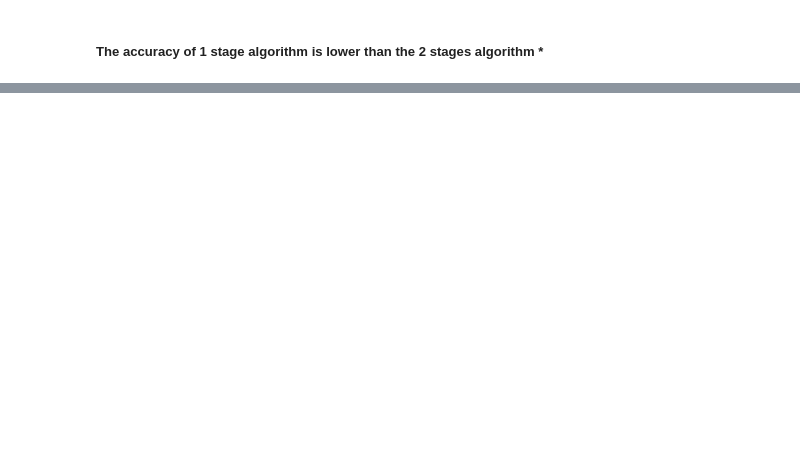
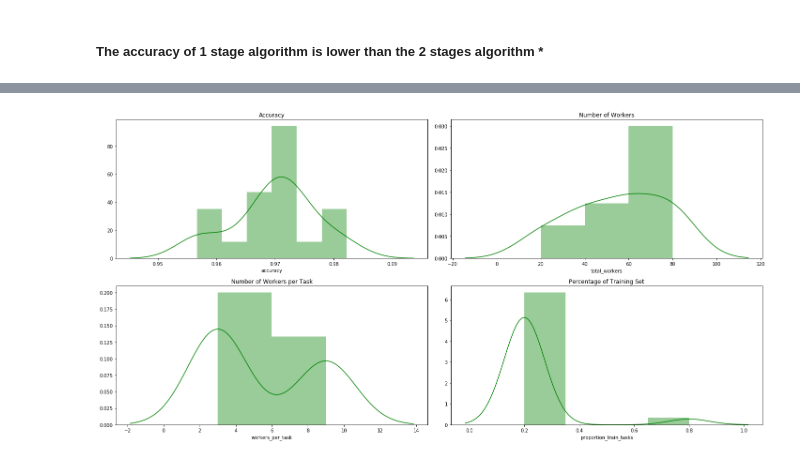
Before and after one commit to MaastrichtU-IDS/crowdsourcing-experiments, a Jupyter notebook: notebooks/Testing Method.ipynb, the cells around one changed output, grey strips where cells are left out. Saved outputs shown, nothing was run; the diff lists cells and outputs as text; code cells hidden in the pictures; blank space fills up the shorter version.

```diff
--- a/notebooks/Testing Method.ipynb
+++ b/notebooks/Testing Method.ipynb
@@ -384,0 +270,20 @@ sns.kdeplot(top['alpha'])
+# %%
+top_scenarios = simulations[simulations['accuracy'] >= simulations.quantile(.8)['accuracy']]
+# %%
+plt.figure(figsize=[20, 10])
+plt.subplot(2,2,1)
+sns.distplot(top_scenarios['accuracy'], color="g")
+plt.title('Accuracy')
+plt.subplot(2,2,2)
+sns.distplot(top_scenarios['total_workers'], color="g")
+plt.title('Number of Workers')
+plt.subplot(2,2,3)
+sns.distplot(top_scenarios['workers_per_task'], color="g")
+plt.title('Number of Workers per Task')
+plt.subplot(2,2,4)
+sns.distplot(top_scenarios['proportion_train_tasks'], color="g")
+plt.title('Percentage of Training Set')
+plt.tight_layout()
+#plt.savefig('../reports/test-retest_density_grid.png')
+# %% [output]
+[figure, added]
```
Also changed, not shown: parts of 65 cells of this notebook, 2 other files.
